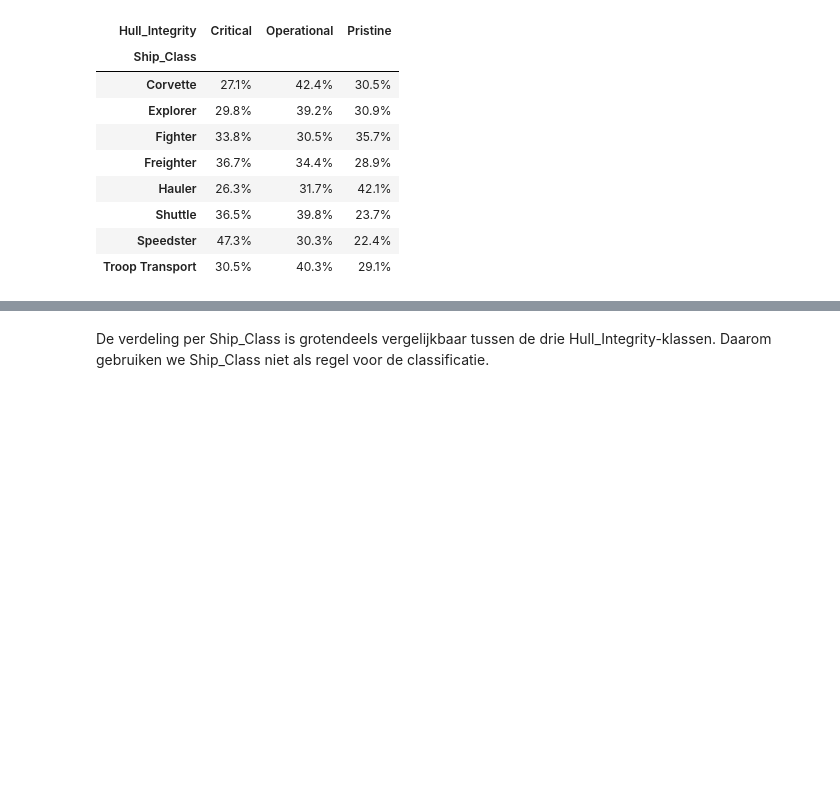
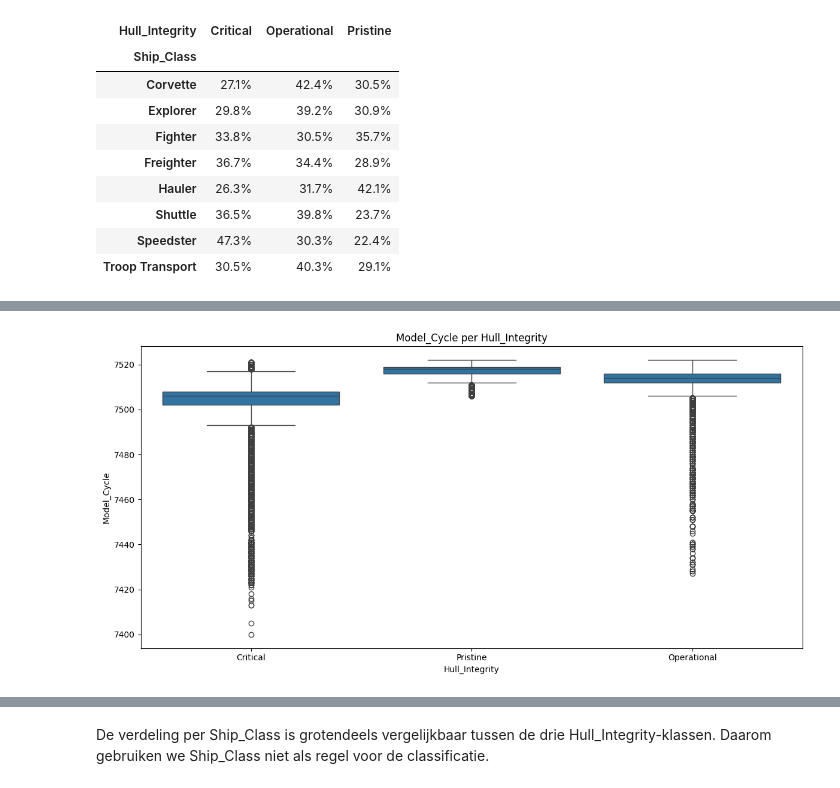
Before and after one commit to AchrafEAE/DDD, a Jupyter notebook: herkansing/iteratie2 herkansing.ipynb, the cells around one changed output, grey strips where cells are left out. Cells and saved outputs as stored; diff of their text form; code cells hidden in the pictures; blank space fills up the shorter version.

```diff
--- a/herkansing/iteratie2 herkansing.ipynb
+++ b/herkansing/iteratie2 herkansing.ipynb
@@ -355,0 +369,8 @@ display(class_tab_pct)
+# %%
+plt.figure(figsize=(12, 6))
+sns.boxplot(data=df, x="Hull_Integrity", y="Model_Cycle")
+plt.title("Model_Cycle per Hull_Integrity")
+plt.tight_layout()
+plt.show()
+# %% [output]
+[figure, added]
```
Also changed, not shown: parts of 16 cells of this notebook, 1 other file.
